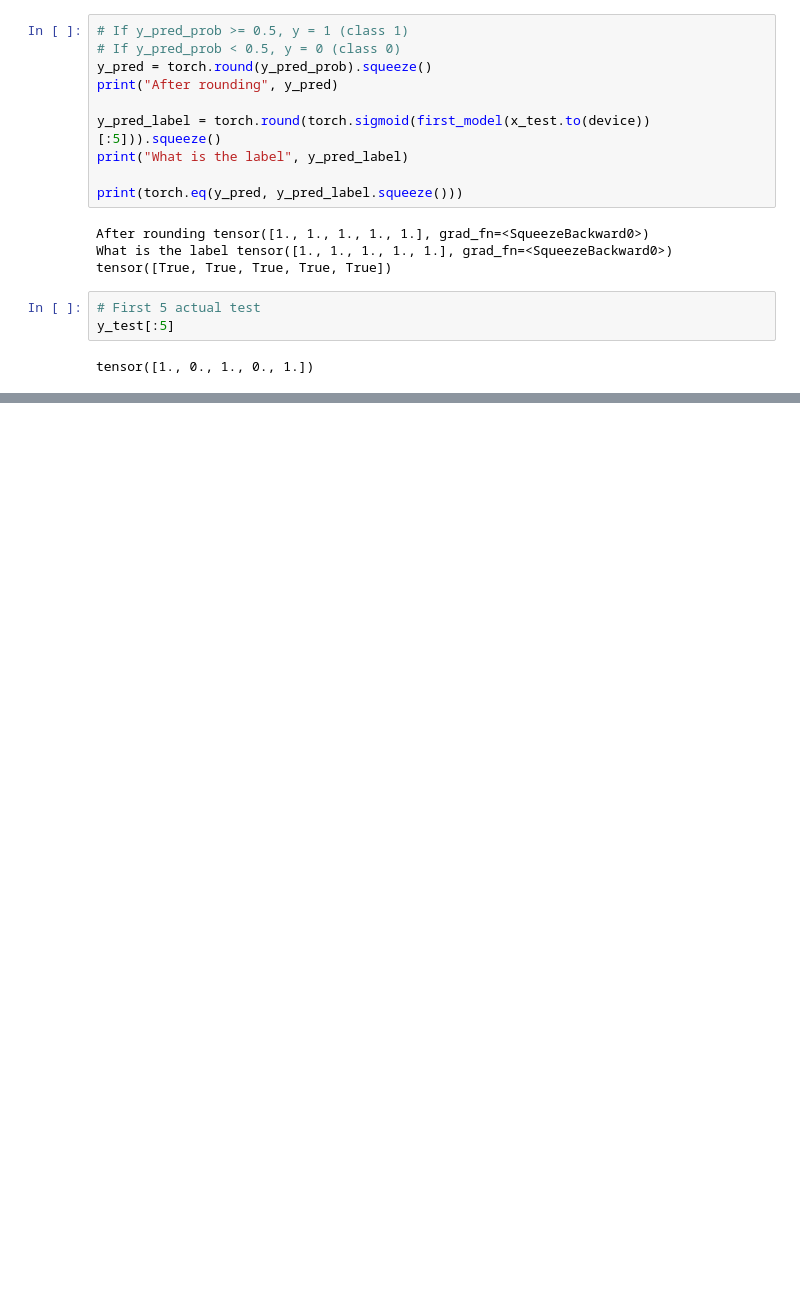
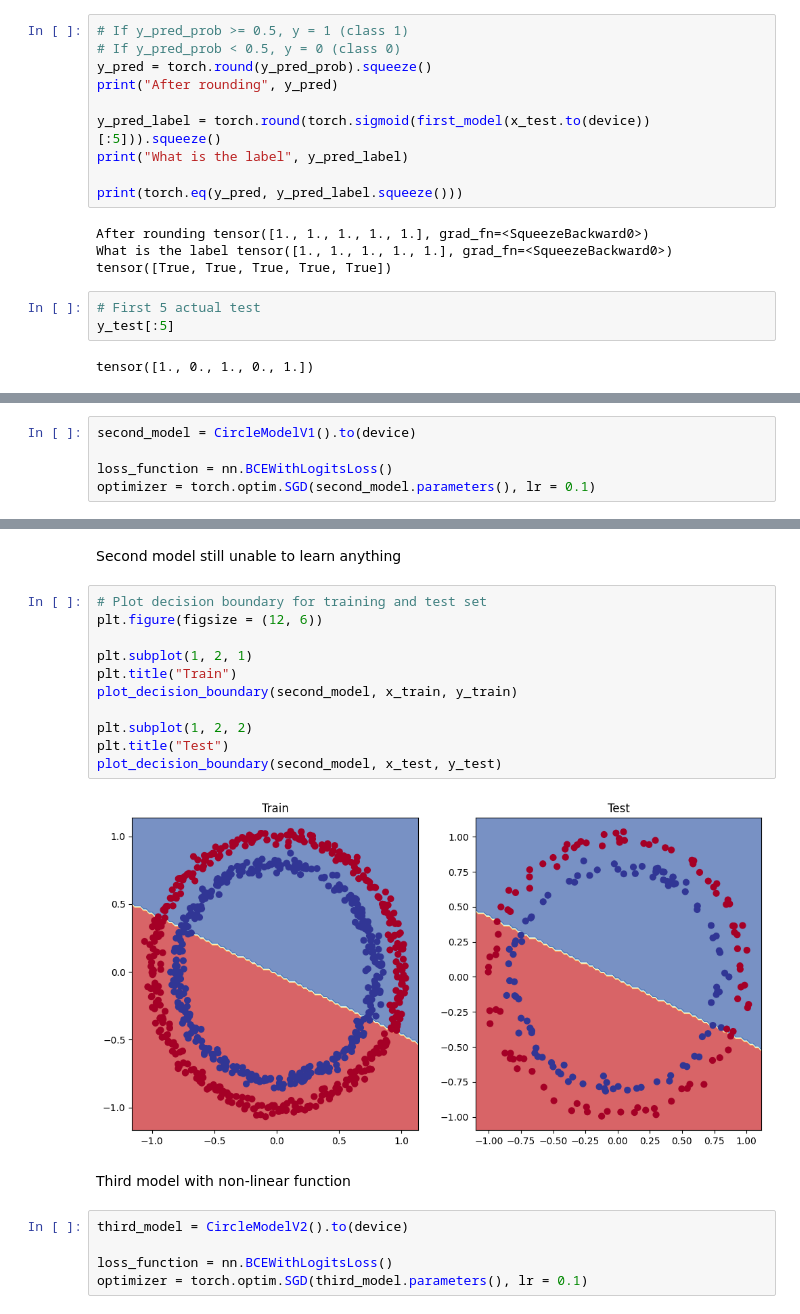
Before and after one commit to christopher192/deep-learning-tensorflow-pytorch, a Jupyter notebook: 03-neural-network-classification-pytorch.ipynb, the cells around one changed output, grey strips where cells are left out. Cells and saved outputs as stored; diff of their text form; blank space fills up the shorter version.

```diff
--- a/03-neural-network-classification-pytorch.ipynb
+++ b/03-neural-network-classification-pytorch.ipynb
@@ -269,0 +402,5 @@ Epoch: 90 | Train loss: 0.69300, Train Accuracy: 50.75 % | Test loss: 0.69447, T
+# %%
+second_model = CircleModelV1().to(device)
+
+loss_function = nn.BCEWithLogitsLoss()
+optimizer = torch.optim.SGD(second_model.parameters(), lr = 0.1)
@@ -269,0 +457,22 @@ Epoch: 90 | Train loss: 0.69300, Train Accuracy: 50.75 % | Test loss: 0.69447, T
+# %% [markdown]
+Second model still unable to learn anything
+# %%
+# Plot decision boundary for training and test set
+plt.figure(figsize = (12, 6))
+
+plt.subplot(1, 2, 1)
+plt.title("Train")
+plot_decision_boundary(second_model, x_train, y_train)
+
+plt.subplot(1, 2, 2)
+plt.title("Test")
+plot_decision_boundary(second_model, x_test, y_test)
+# %% [output]
+[figure, added]
+# %% [markdown]
+Third model with non-linear function
+# %%
+third_model = CircleModelV2().to(device)
+
+loss_function = nn.BCEWithLogitsLoss()
+optimizer = torch.optim.SGD(third_model.parameters(), lr = 0.1)
```
Also changed, not shown: parts of 31 cells of this notebook, 1 other file.
